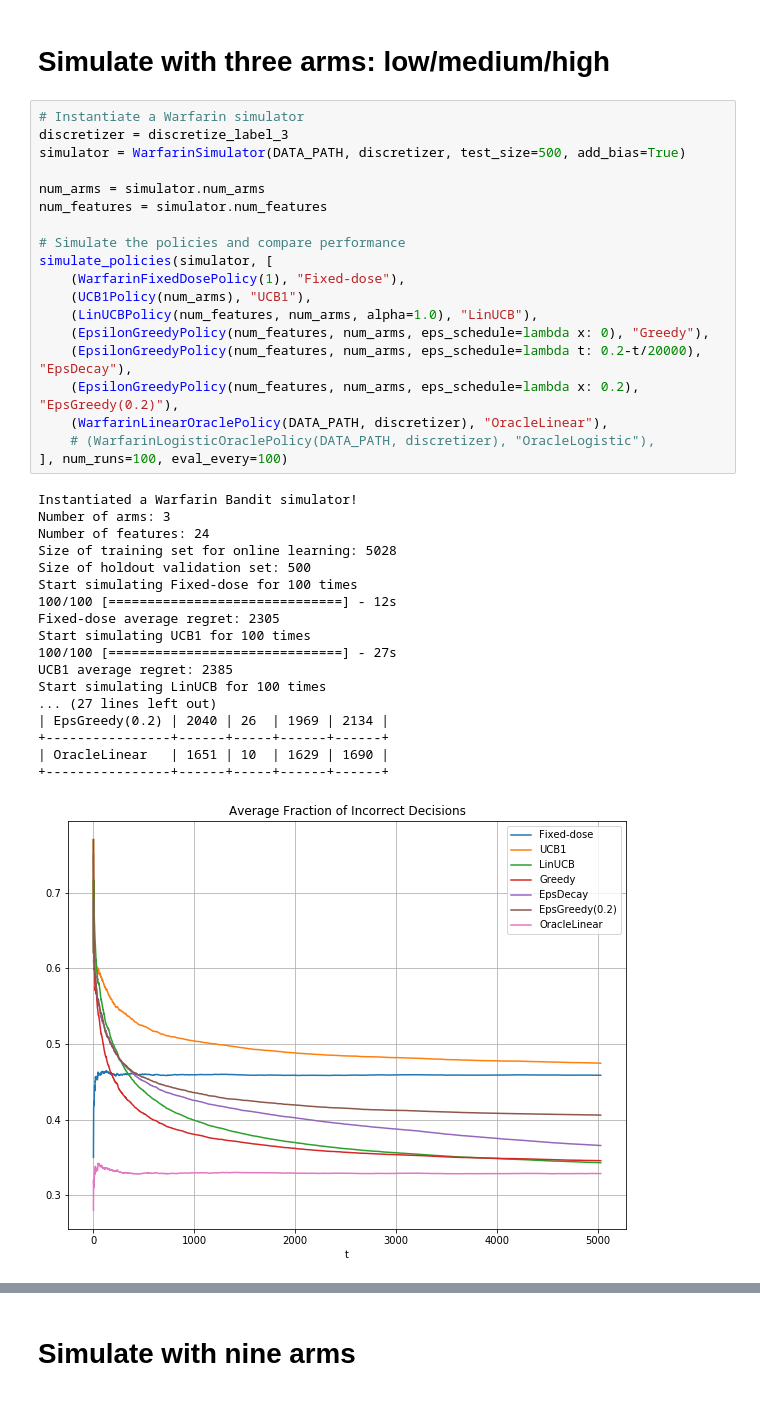
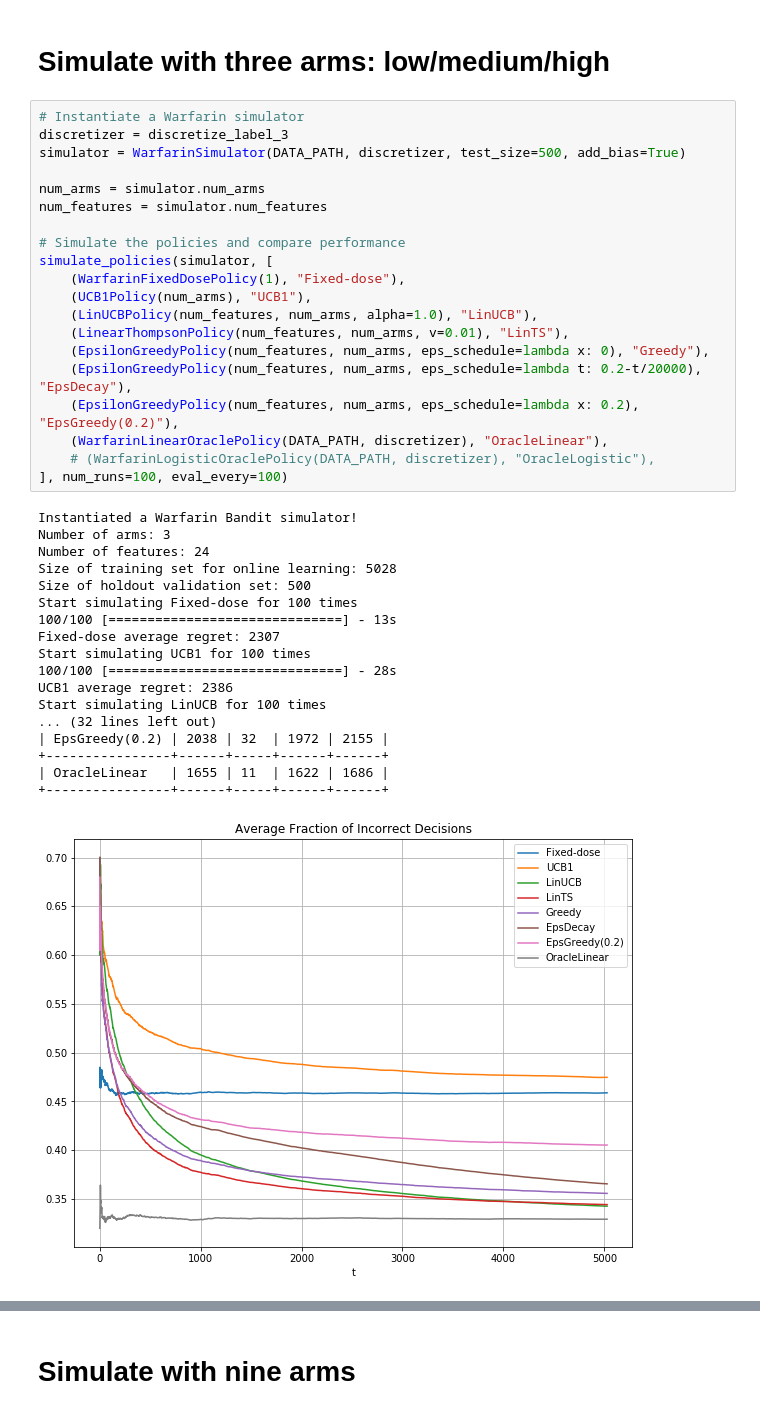
Before and after one commit to junjiedong/warfarin-bandit, a Jupyter notebook: notebooks/simulations.ipynb, the cells around one changed output, grey strips where cells are left out. Drawn from its saved outputs; the diff is of its cells as text.

Commit message:
implement Thompson Sampling with linear payoff

```diff
--- a/notebooks/simulations.ipynb
+++ b/notebooks/simulations.ipynb
@@ -96,38 +96,39 @@ def simulate_policies(simulator, policies, num_runs=5, eval_every=100):
 # %%
 # Instantiate a Warfarin simulator
 discretizer = discretize_label_3
 simulator = WarfarinSimulator(DATA_PATH, discretizer, test_size=500, add_bias=True)
 
 num_arms = simulator.num_arms
 num_features = simulator.num_features
 
 # Simulate the policies and compare performance
 simulate_policies(simulator, [
     (WarfarinFixedDosePolicy(1), "Fixed-dose"),
     (UCB1Policy(num_arms), "UCB1"),
     (LinUCBPolicy(num_features, num_arms, alpha=1.0), "LinUCB"),
+    (LinearThompsonPolicy(num_features, num_arms, v=0.01), "LinTS"),
     (EpsilonGreedyPolicy(num_features, num_arms, eps_schedule=lambda x: 0), "Greedy"),
     (EpsilonGreedyPolicy(num_features, num_arms, eps_schedule=lambda t: 0.2-t/20000), "EpsDecay"),
     (EpsilonGreedyPolicy(num_features, num_arms, eps_schedule=lambda x: 0.2), "EpsGreedy(0.2)"),
     (WarfarinLinearOraclePolicy(DATA_PATH, discretizer), "OracleLinear"),
     # (WarfarinLogisticOraclePolicy(DATA_PATH, discretizer), "OracleLogistic"),
 ], num_runs=100, eval_every=100)
 # %% [output]
 Instantiated a Warfarin Bandit simulator!
 Number of arms: 3
 Number of features: 24
 Size of training set for online learning: 5028
 Size of holdout validation set: 500
 Start simulating Fixed-dose for 100 times
-100/100 [==============================] - 12s
-Fixed-dose average regret: 2305
+100/100 [==============================] - 13s
+Fixed-dose average regret: 2307
 Start simulating UCB1 for 100 times
-100/100 [==============================] - 27s
-UCB1 average regret: 2385
+100/100 [==============================] - 28s
+UCB1 average regret: 2386
 Start simulating LinUCB for 100 times
-... (27 lines left out)
-| EpsGreedy(0.2) | 2040 | 26  | 1969 | 2134 |
+... (32 lines left out)
+| EpsGreedy(0.2) | 2038 | 32  | 1972 | 2155 |
 +----------------+------+-----+------+------+
-| OracleLinear   | 1651 | 10  | 1629 | 1690 |
+| OracleLinear   | 1655 | 11  | 1622 | 1686 |
 +----------------+------+-----+------+------+
-[figure, old version]
+[figure, new version]
```
Also changed, not shown: parts of 4 cells of this notebook, 1 other file.
